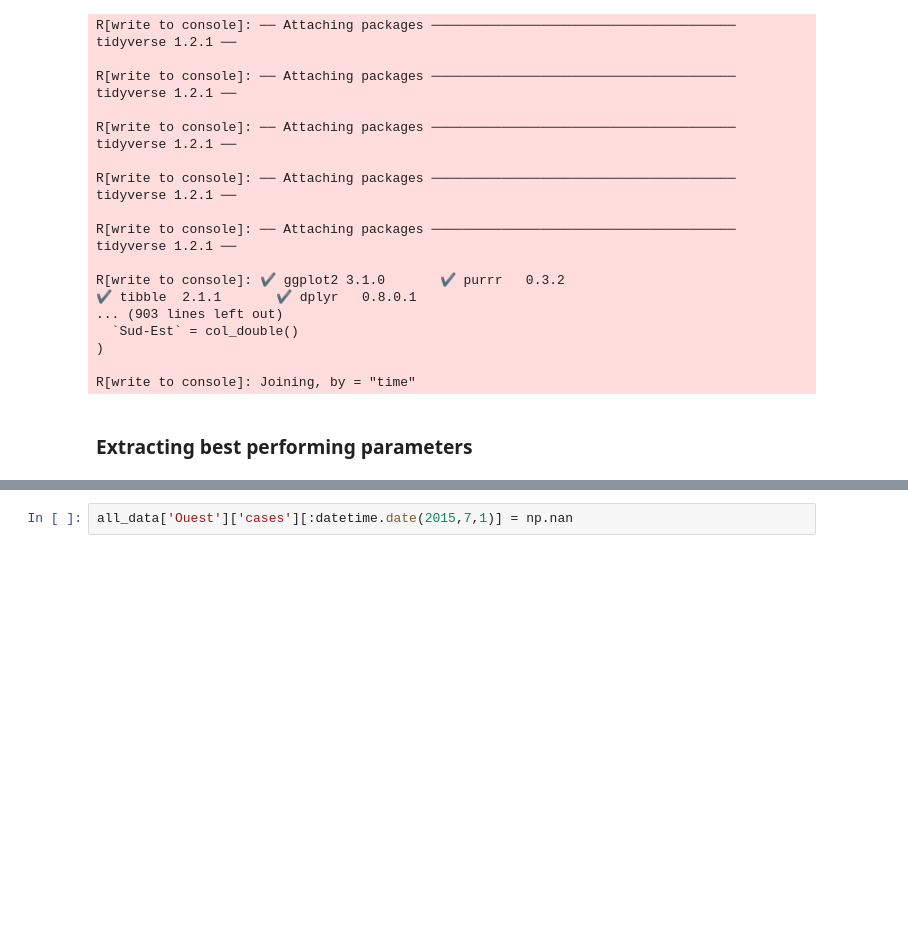
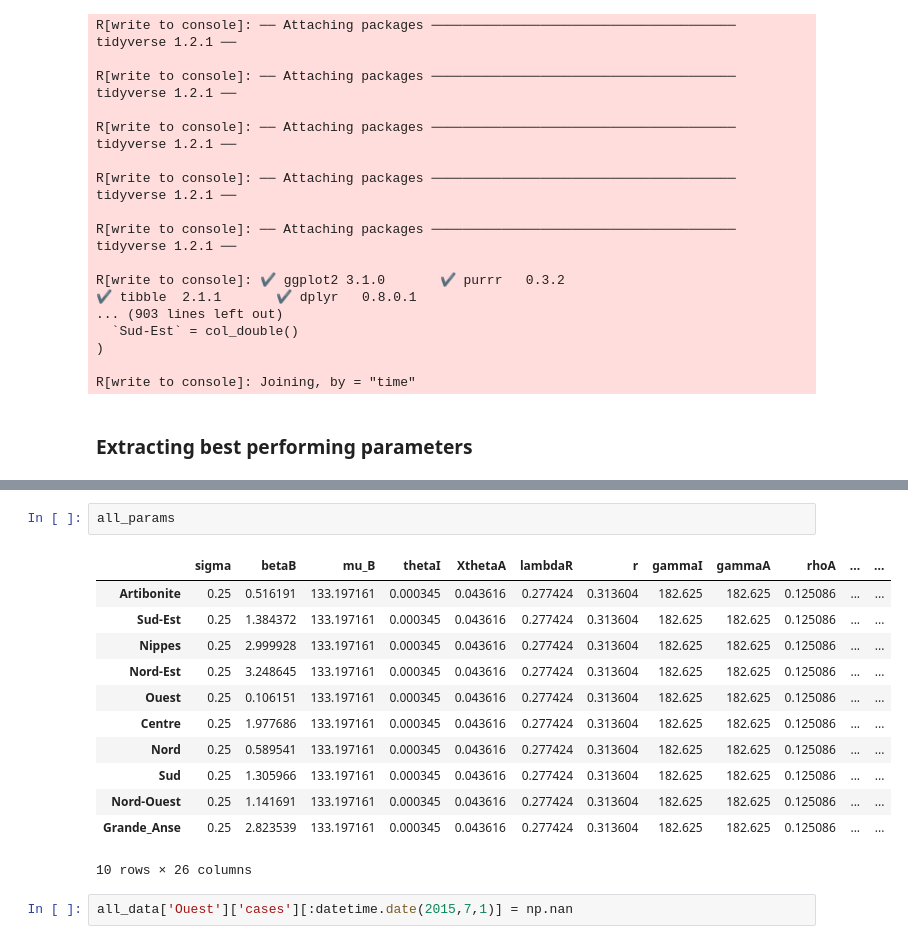
Before and after one commit to jcblemai/haiti-mass-ocv-campaign, a Jupyter notebook: forecast.ipynb, the cells around one changed output, grey strips where cells are left out. Saved outputs shown, nothing was run; the diff lists cells and outputs as text; blank space fills up the shorter version.

```diff
--- a/forecast.ipynb
+++ b/forecast.ipynb
@@ -257,6 +257,21 @@ params_disp
 | Sud | 1.305966 | 0.460000 | 1.0 | 0.975027 | 1.030357e-06 | 2.0 | 2.0 | 101.2216 | 0.277424 | 2.742176 | 0.313604 | ... |
 | Nord-Ouest | 1.141691 | 0.460000 | 1.0 | 0.975027 | 5.855759e-07 | 2.0 | 2.0 | 101.2216 | 0.277424 | 2.742176 | 0.313604 | ... |
 | Grande_Anse | 2.823539 | 0.460000 | 1.0 | 0.975027 | 8.762740e-07 | 2.0 | 2.0 | 101.2216 | 0.277424 | 2.742176 | 0.313604 | ... |
+# %%
+all_params
+# %% [output]
+|  | sigma | betaB | mu_B | thetaI | XthetaA | lambdaR | r | gammaI | gammaA | rhoA | ... | ... |
+| Artibonite | 0.25 | 0.516191 | 133.197161 | 0.000345 | 0.043616 | 0.277424 | 0.313604 | 182.625 | 182.625 | 0.125086 | ... | ... |
+| Sud-Est | 0.25 | 1.384372 | 133.197161 | 0.000345 | 0.043616 | 0.277424 | 0.313604 | 182.625 | 182.625 | 0.125086 | ... | ... |
+| Nippes | 0.25 | 2.999928 | 133.197161 | 0.000345 | 0.043616 | 0.277424 | 0.313604 | 182.625 | 182.625 | 0.125086 | ... | ... |
+| Nord-Est | 0.25 | 3.248645 | 133.197161 | 0.000345 | 0.043616 | 0.277424 | 0.313604 | 182.625 | 182.625 | 0.125086 | ... | ... |
+| Ouest | 0.25 | 0.106151 | 133.197161 | 0.000345 | 0.043616 | 0.277424 | 0.313604 | 182.625 | 182.625 | 0.125086 | ... | ... |
+| Centre | 0.25 | 1.977686 | 133.197161 | 0.000345 | 0.043616 | 0.277424 | 0.313604 | 182.625 | 182.625 | 0.125086 | ... | ... |
+| Nord | 0.25 | 0.589541 | 133.197161 | 0.000345 | 0.043616 | 0.277424 | 0.313604 | 182.625 | 182.625 | 0.125086 | ... | ... |
+| Sud | 0.25 | 1.305966 | 133.197161 | 0.000345 | 0.043616 | 0.277424 | 0.313604 | 182.625 | 182.625 | 0.125086 | ... | ... |
+| Nord-Ouest | 0.25 | 1.141691 | 133.197161 | 0.000345 | 0.043616 | 0.277424 | 0.313604 | 182.625 | 182.625 | 0.125086 | ... | ... |
+| Grande_Anse | 0.25 | 2.823539 | 133.197161 | 0.000345 | 0.043616 | 0.277424 | 0.313604 | 182.625 | 182.625 | 0.125086 | ... | ... |
+10 rows × 26 columns
 # %%
 all_data['Ouest']['cases'][:datetime.date(2015,7,1)] = np.nan
 # %%
```
Also changed, not shown: 5 other files.
